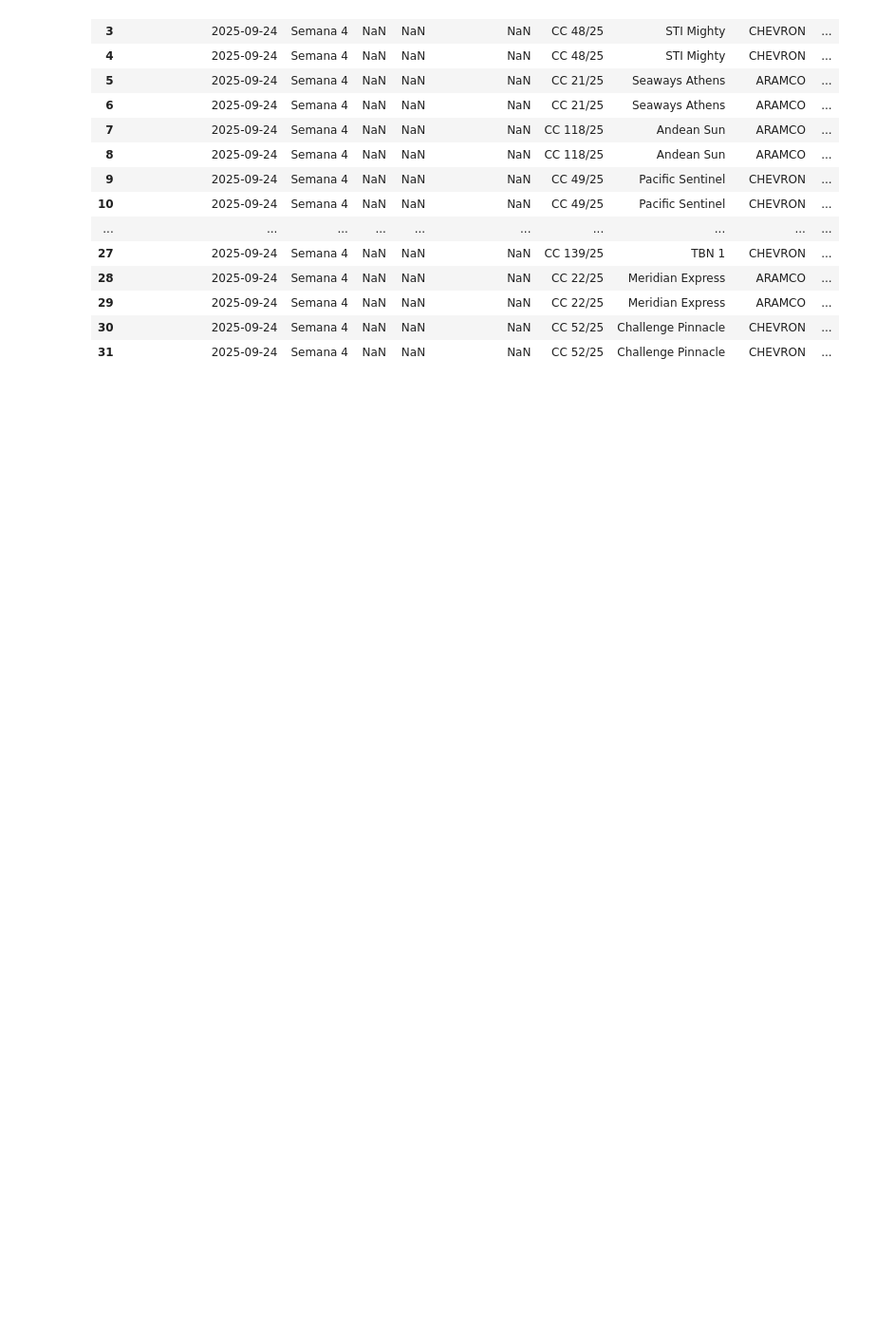
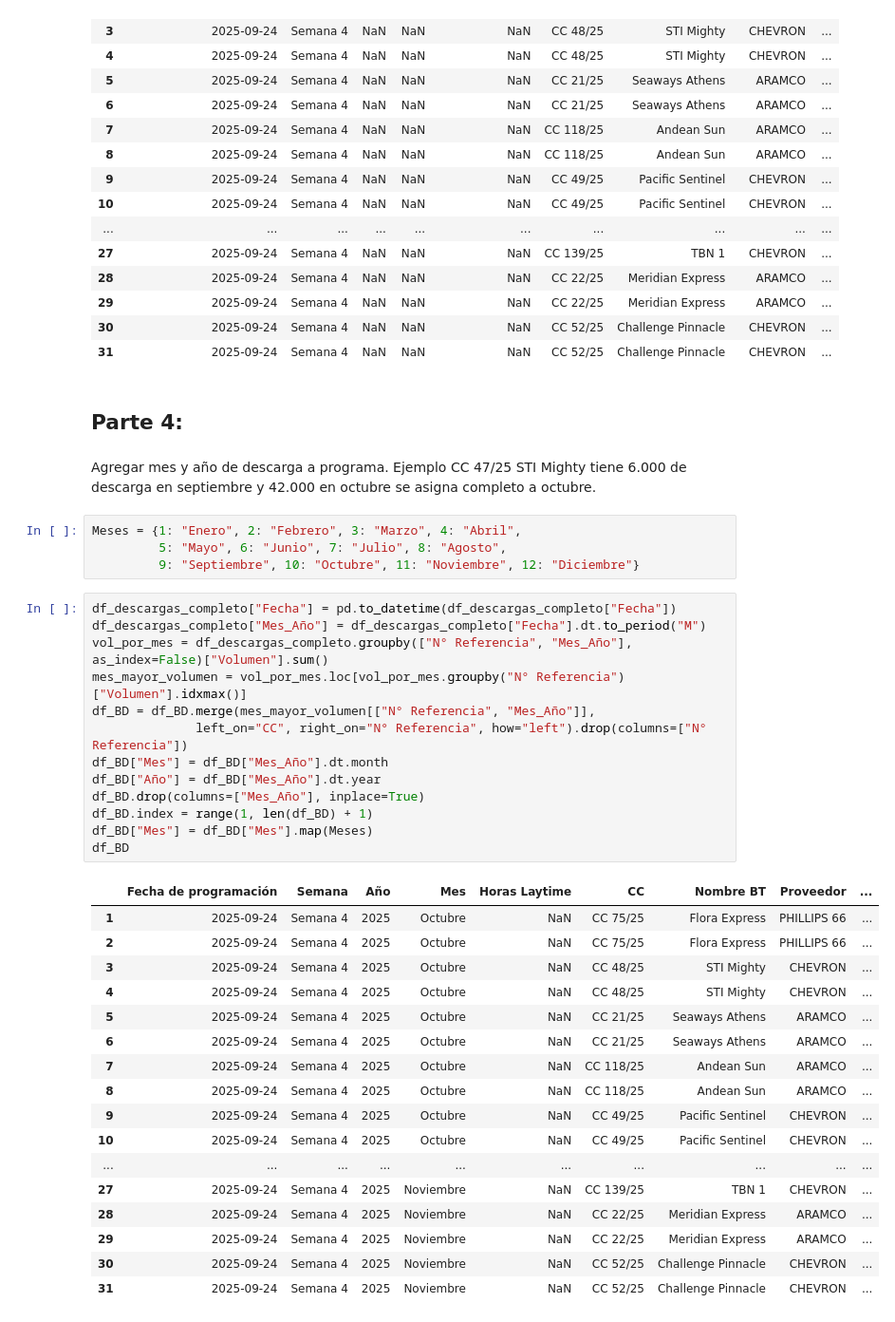
Before and after one commit to jjaubele/Automatizacion-Programacion-BD, a Jupyter notebook: CompletarBD.ipynb, the cells around one changed output. Shown: that part at 95% size. Saved outputs shown, nothing was run; the diff lists cells and outputs as text; blank space fills up the shorter version.

Commit message:
Asigna Año y Mes a Programa

```diff
--- a/CompletarBD.ipynb
+++ b/CompletarBD.ipynb
@@ -625,3 +626,42 @@ df_BD
 | 29 | 2025-09-24 | Semana 4 | NaN | NaN | NaN | CC 22/25 | Meridian Express | ARAMCO | ... |
 | 30 | 2025-09-24 | Semana 4 | NaN | NaN | NaN | CC 52/25 | Challenge Pinnacle | CHEVRON | ... |
 | 31 | 2025-09-24 | Semana 4 | NaN | NaN | NaN | CC 52/25 | Challenge Pinnacle | CHEVRON | ... |
+# %% [markdown]
+## Parte 4:
+# %% [markdown]
+Agregar mes y año de descarga a programa. Ejemplo CC 47/25 STI Mighty tiene 6.000 de descarga en septiembre y 42.000 en octubre se asigna completo a octubre.
+# %%
+Meses = {1: "Enero", 2: "Febrero", 3: "Marzo", 4: "Abril",
+         5: "Mayo", 6: "Junio", 7: "Julio", 8: "Agosto",
+         9: "Septiembre", 10: "Octubre", 11: "Noviembre", 12: "Diciembre"}
+# %%
+df_descargas_completo["Fecha"] = pd.to_datetime(df_descargas_completo["Fecha"])
+df_descargas_completo["Mes_Año"] = df_descargas_completo["Fecha"].dt.to_period("M")
+vol_por_mes = df_descargas_completo.groupby(["N° Referencia", "Mes_Año"], as_index=False)["Volumen"].sum()
+mes_mayor_volumen = vol_por_mes.loc[vol_por_mes.groupby("N° Referencia")["Volumen"].idxmax()]
+df_BD = df_BD.merge(mes_mayor_volumen[["N° Referencia", "Mes_Año"]],
+              left_on="CC", right_on="N° Referencia", how="left").drop(columns=["N° Referencia"])
+df_BD["Mes"] = df_BD["Mes_Año"].dt.month
+df_BD["Año"] = df_BD["Mes_Año"].dt.year
+df_BD.drop(columns=["Mes_Año"], inplace=True)
+df_BD.index = range(1, len(df_BD) + 1)
+df_BD["Mes"] = df_BD["Mes"].map(Meses)
+df_BD
+# %% [output]
+|  | Fecha de programación | Semana | Año | Mes | Horas Laytime | CC | Nombre BT | Proveedor | ... |
+| 1 | 2025-09-24 | Semana 4 | 2025 | Octubre | NaN | CC 75/25 | Flora Express | PHILLIPS 66 | ... |
+| 2 | 2025-09-24 | Semana 4 | 2025 | Octubre | NaN | CC 75/25 | Flora Express | PHILLIPS 66 | ... |
+| 3 | 2025-09-24 | Semana 4 | 2025 | Octubre | NaN | CC 48/25 | STI Mighty | CHEVRON | ... |
+| 4 | 2025-09-24 | Semana 4 | 2025 | Octubre | NaN | CC 48/25 | STI Mighty | CHEVRON | ... |
+| 5 | 2025-09-24 | Semana 4 | 2025 | Octubre | NaN | CC 21/25 | Seaways Athens | ARAMCO | ... |
+| 6 | 2025-09-24 | Semana 4 | 2025 | Octubre | NaN | CC 21/25 | Seaways Athens | ARAMCO | ... |
+| 7 | 2025-09-24 | Semana 4 | 2025 | Octubre | NaN | CC 118/25 | Andean Sun | ARAMCO | ... |
+| 8 | 2025-09-24 | Semana 4 | 2025 | Octubre | NaN | CC 118/25 | Andean Sun | ARAMCO | ... |
+| 9 | 2025-09-24 | Semana 4 | 2025 | Octubre | NaN | CC 49/25 | Pacific Sentinel | CHEVRON | ... |
+| 10 | 2025-09-24 | Semana 4 | 2025 | Octubre | NaN | CC 49/25 | Pacific Sentinel | CHEVRON | ... |
+| ... | ... | ... | ... | ... | ... | ... | ... | ... | ... |
+| 27 | 2025-09-24 | Semana 4 | 2025 | Noviembre | NaN | CC 139/25 | TBN 1 | CHEVRON | ... |
+| 28 | 2025-09-24 | Semana 4 | 2025 | Noviembre | NaN | CC 22/25 | Meridian Express | ARAMCO | ... |
+| 29 | 2025-09-24 | Semana 4 | 2025 | Noviembre | NaN | CC 22/25 | Meridian Express | ARAMCO | ... |
+| 30 | 2025-09-24 | Semana 4 | 2025 | Noviembre | NaN | CC 52/25 | Challenge Pinnacle | CHEVRON | ... |
+| 31 | 2025-09-24 | Semana 4 | 2025 | Noviembre | NaN | CC 52/25 | Challenge Pinnacle | CHEVRON | ... |
```
Also changed, not shown: parts of 5 cells of this notebook.
